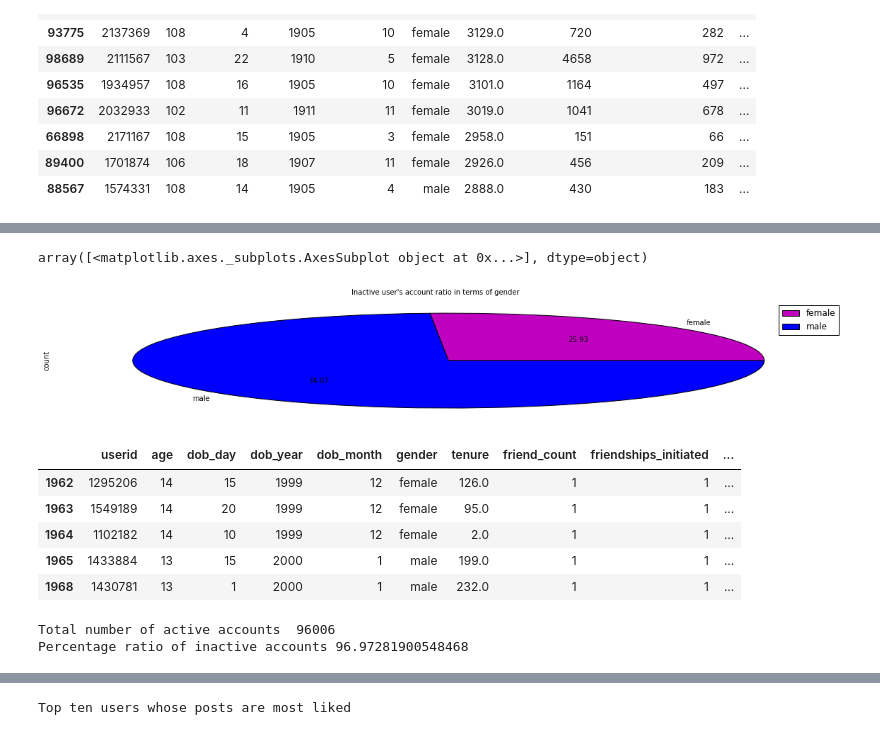
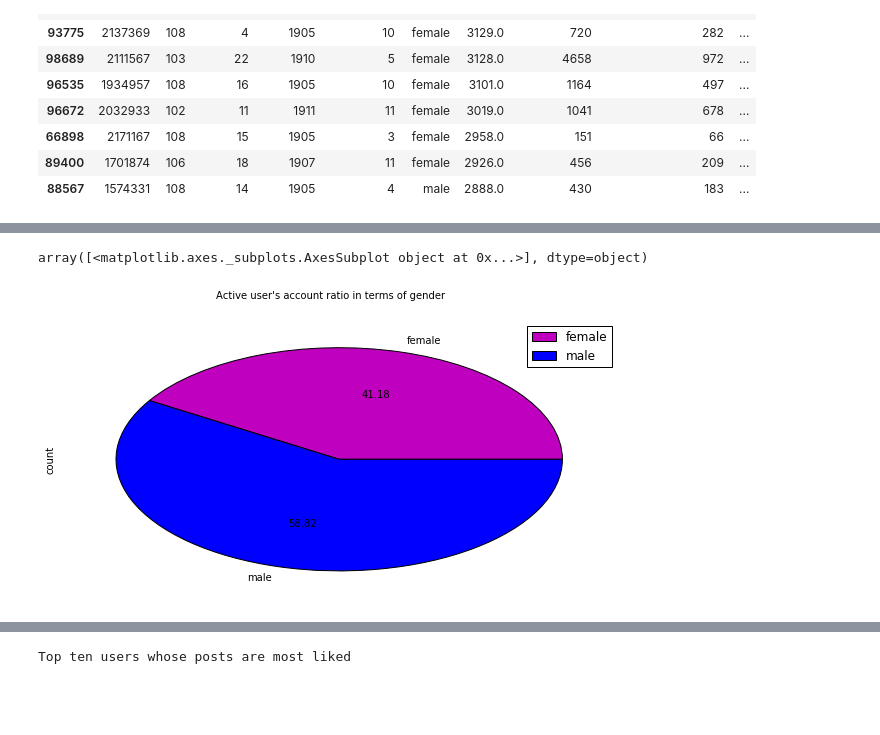
Before and after one commit to jainsrbh/fbproject, a Jupyter notebook: fbusers.ipynb, the cells around one changed output, grey strips where cells are left out. Drawn from its saved outputs; the diff is of its cells as text; code cells hidden in the pictures; blank space fills up the shorter version.

```diff
--- a/fbusers.ipynb
+++ b/fbusers.ipynb
@@ -94,0 +106,7 @@ inactive_age_count['userid'].plot(title="Inactive users agewise",xticks=range(0,
+# %%
+
+"""Male to Female ratio of inactive users"""
+print("Male to Female ratio of inactive users")
+plt.rcParams["figure.figsize"] = (10,5)
+mf_ratio = inactive_acc.groupby(['gender']).userid.agg(['count'])
+mf_ratio.plot.pie(subplots=True,autopct='%.2f',title="Inactive user's account ratio in terms of gender",colors=['m','b'])
@@ -94,0 +117,16 @@ inactive_age_count['userid'].plot(title="Inactive users agewise",xticks=range(0,
+# %%
+"""Active accounts"""
+plt.rcParams["figure.figsize"] = (15,5)
+active_acc=fbdata[(fbdata.friend_count>0) & (fbdata.friendships_initiated>0)]
+active_acc.head(5)
+
+active_count = active_acc.userid.count()
+print("Total number of active accounts  "+str(active_count))
+
+active_perc = 100* float(active_count)/ float(fbdata.userid.count())
+print("Percentage ratio of inactive accounts "+str(active_perc))
+
+"""Active users agewise."""
+print("Active users agewise")
+aggregated = active_acc.groupby(['age']).userid.agg(['count'])
+aggregated.plot(title="Users agewise",xticks=range(0,110,10))
@@ -95,27 +139,8 @@ inactive_age_count['userid'].plot(title="Inactive users agewise",xticks=range(0,
 # %%
-#Male to Female ratio of inactive users
-mf_ratio = inactive_acc.groupby(['gender']).userid.agg(['count'])
-mf_ratio.plot.pie(subplots=True,autopct='%.2f',title="Inactive user's account ratio in terms of gender",colors=['m','b'])
+#Male to Female ratio of active users
+plt.rcParams["figure.figsize"] = (10,5)
+mf_ratio = active_acc.groupby(['gender']).userid.agg(['count'])
+mf_ratio.plot.pie(subplots=True,autopct='%.2f',title="Active user's account ratio in terms of gender",colors=['m','b'])
 # %% [output]
 array([<matplotlib.axes._subplots.AxesSubplot object at 0x...>], dtype=object)
-[figure, old version]
+[figure, new version]
-# %%
-#Active accounts
-active_acc=fbdata[(fbdata.friend_count>0) & (fbdata.friendships_initiated>0)]
-active_acc.head(5)
-# %% [output]
-|  | userid | age | dob_day | dob_year | dob_month | gender | tenure | friend_count | friendships_initiated | ... |
-| 1962 | 1295206 | 14 | 15 | 1999 | 12 | female | 126.0 | 1 | 1 | ... |
-| 1963 | 1549189 | 14 | 20 | 1999 | 12 | female | 95.0 | 1 | 1 | ... |
-| 1964 | 1102182 | 14 | 10 | 1999 | 12 | female | 2.0 | 1 | 1 | ... |
-| 1965 | 1433884 | 13 | 15 | 2000 | 1 | male | 199.0 | 1 | 1 | ... |
-| 1968 | 1430781 | 13 | 1 | 2000 | 1 | male | 232.0 | 1 | 1 | ... |
-# %%
-active_count = active_acc.userid.count()
-print("Total number of active accounts  "+str(active_count))
-
-active_perc = 100* float(active_count)/ float(fbdata.userid.count())
-print("Percentage ratio of inactive accounts "+str(active_perc))
-# %% [output]
-Total number of active accounts  96006
-Percentage ratio of inactive accounts 96.97281900548468
```
Also changed, not shown: parts of 20 cells of this notebook.
